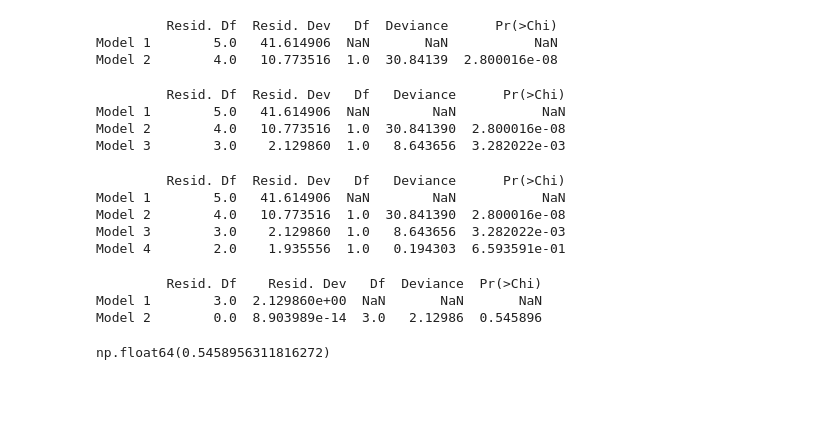
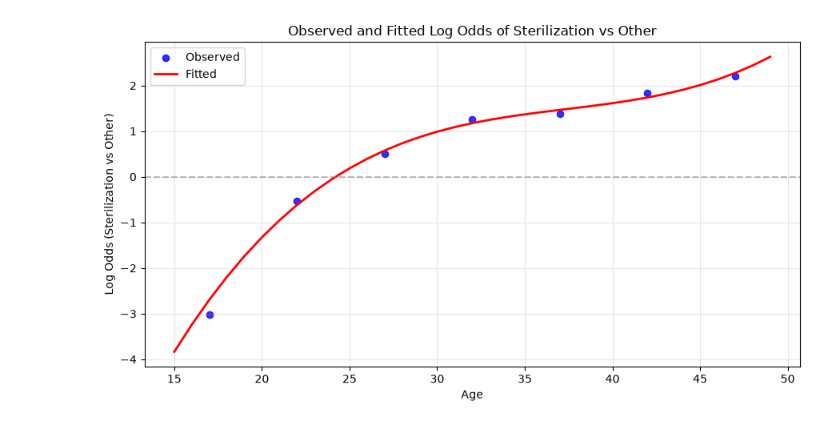
Before and after one commit to xxEthene/ST5213, a Jupyter notebook: tutorial10.ipynb, the cells around one changed output. Drawn from its saved outputs; the diff is of its cells as text; code cells hidden in the pictures; blank space fills up the shorter version.

```diff
--- a/tutorial10.ipynb
+++ b/tutorial10.ipynb
@@ -172,0 +240,9 @@ Model 2     3157.0  5750.260204  6.0  516.640669  2.185514e-108
+# %%
+fm0 = glm('Sterilization + Other ~ 1', tab, family=Binomial()).fit()
+fm1 = update_glm(fm0, add='Agec')
+fm2 = update_glm(fm1, add='I(Agec**2)')
+fm3 = update_glm(fm2, add='I(Agec**3)')
+fm4 = update_glm(fm3, add='I(Agec**4)')
+fm5 = update_glm(fm4, add='I(Agec**5)')
+fm6 = update_glm(fm5, add='I(Agec**6)')
+print(anova_nested(fm0, fm1, fm2, fm3, fm4, fm5, fm6))
@@ -317,3 +278,0 @@ Model 2        4.0    6.119465  1.0  174.735175  6.839712e-40
-# %%
-fm3 = update_glm(fm2, add='I(A**3)')
-print(anova_nested(fm1, fm2, fm3))
@@ -349,34 +279,24 @@ drop1_glm(fm1)
-# %%
-fm2 = update_glm(fm1, add='I(A**2)')
-print(anova_nested(fm1, fm2))
-# %% [output]
-         Resid. Df  Resid. Dev   Df  Deviance      Pr(>Chi)
-Model 1        5.0   41.614906  NaN       NaN           NaN
-Model 2        4.0   10.773516  1.0  30.84139  2.800016e-08
-# %%
-fm3 = update_glm(fm2, add='I(A**3)')
-print(anova_nested(fm1, fm2, fm3))
-# %% [output]
-         Resid. Df  Resid. Dev   Df   Deviance      Pr(>Chi)
-Model 1        5.0   41.614906  NaN        NaN           NaN
-Model 2        4.0   10.773516  1.0  30.841390  2.800016e-08
-Model 3        3.0    2.129860  1.0   8.643656  3.282022e-03
-# %%
-fm4 = update_glm(fm3, add='I(A**4)')
-print(anova_nested(fm1, fm2, fm3, fm4))
-# %% [output]
-         Resid. Df  Resid. Dev   Df   Deviance      Pr(>Chi)
-Model 1        5.0   41.614906  NaN        NaN           NaN
-Model 2        4.0   10.773516  1.0  30.841390  2.800016e-08
-Model 3        3.0    2.129860  1.0   8.643656  3.282022e-03
-Model 4        2.0    1.935556  1.0   0.194303  6.593591e-01
-# %%
-print(anova_nested(fm3, fm))
-# %% [output]
-         Resid. Df    Resid. Dev   Df  Deviance  Pr(>Chi)
-Model 1        3.0  2.129860e+00  NaN       NaN       NaN
-Model 2        0.0  8.903989e-14  3.0   2.12986  0.545896
-# %%
-chi2.sf(fm3.deviance, fm3.df_resid)
-# %% [output]
-np.float64(0.5458956311816272)
+# %%
+p_pred = fm3.predict(df_pred)
+lo_pred = np.log(p_pred / (1 - p_pred))
+lo_obs = np.log(tab['Sterilization'] / tab['Other'])
+
+plt.figure(figsize=(9, 5))
+
+plt.scatter(tab['Agen'], lo_obs, color='blue',
+            label='Observed', s=35, alpha=0.8)
+
+plt.plot(Agen_pred, lo_pred, color='red',
+         label='Fitted', linewidth=2)
+
+plt.axhline(0, color='gray', linestyle='--', alpha=0.5)
+
+plt.xlabel('Age')
+plt.ylabel('Log Odds (Sterilization vs Other)')
+plt.title('Observed and Fitted Log Odds of Sterilization vs Other')
+plt.legend()
+plt.grid(alpha=0.3)
+plt.tight_layout()
+plt.show()
+# %% [output]
+[figure, added]
```
Also changed, not shown: parts of 41 cells of this notebook.
